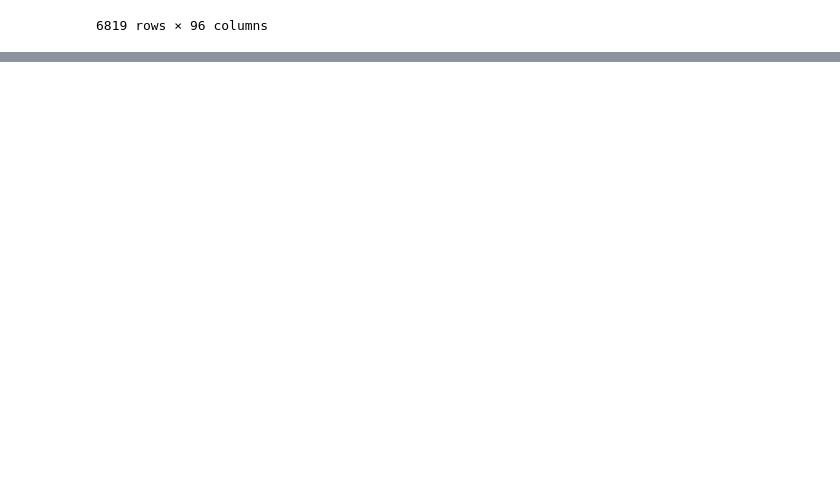
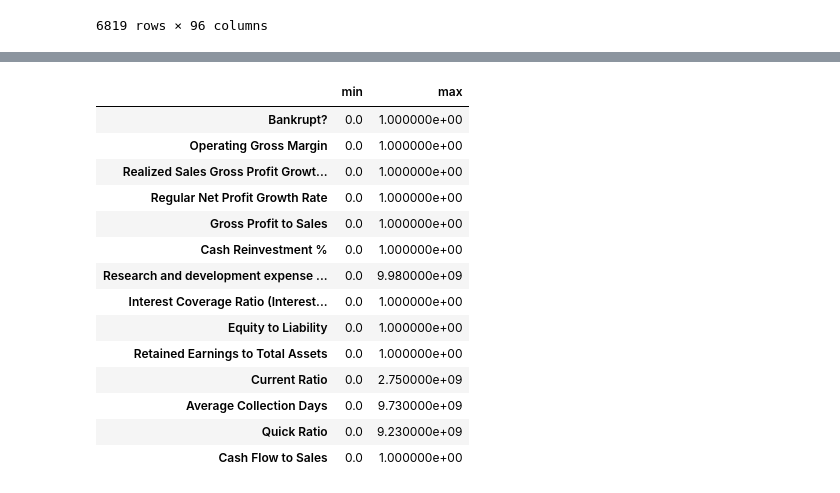
Before and after one commit to hmatzner/Hackathon-2022, a Jupyter notebook: Bankruptcy.ipynb, the cells around one changed output, grey strips where cells are left out. Drawn from its saved outputs; the diff is of its cells as text; code cells hidden in the pictures; blank space fills up the shorter version.

```diff
--- a/Bankruptcy.ipynb
+++ b/Bankruptcy.ipynb
@@ -97,0 +112,18 @@ df
+# %%
+data.describe().T[['min', 'max']]
+# %% [output]
+|  | min | max |
+| Bankrupt? | 0.0 | 1.000000e+00 |
+| Operating Gross Margin | 0.0 | 1.000000e+00 |
+| Realized Sales Gross Profit Growt... | 0.0 | 1.000000e+00 |
+| Regular Net Profit Growth Rate | 0.0 | 1.000000e+00 |
+| Gross Profit to Sales | 0.0 | 1.000000e+00 |
+| Cash Reinvestment % | 0.0 | 1.000000e+00 |
+| Research and development expense ... | 0.0 | 9.980000e+09 |
+| Interest Coverage Ratio (Interest... | 0.0 | 1.000000e+00 |
+| Equity to Liability | 0.0 | 1.000000e+00 |
+| Retained Earnings to Total Assets | 0.0 | 1.000000e+00 |
+| Current Ratio | 0.0 | 2.750000e+09 |
+| Average Collection Days | 0.0 | 9.730000e+09 |
+| Quick Ratio | 0.0 | 9.230000e+09 |
+| Cash Flow to Sales | 0.0 | 1.000000e+00 |
```
Also changed, not shown: parts of 25 cells of this notebook, 1 other file.
